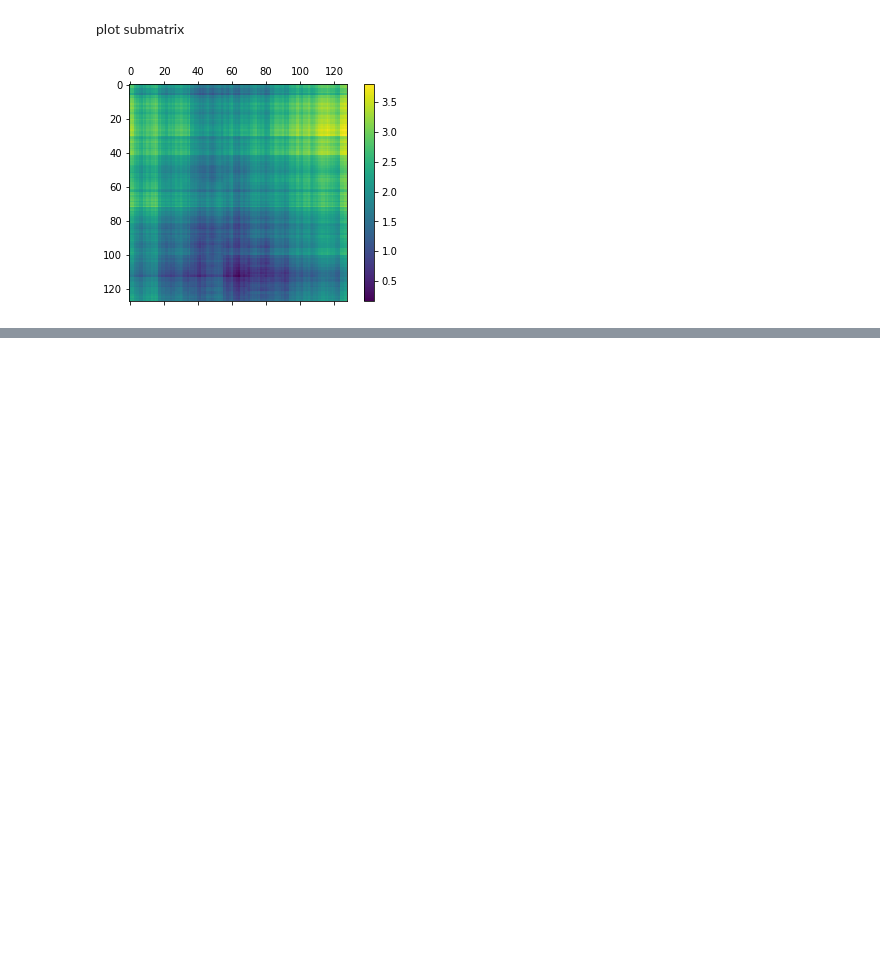
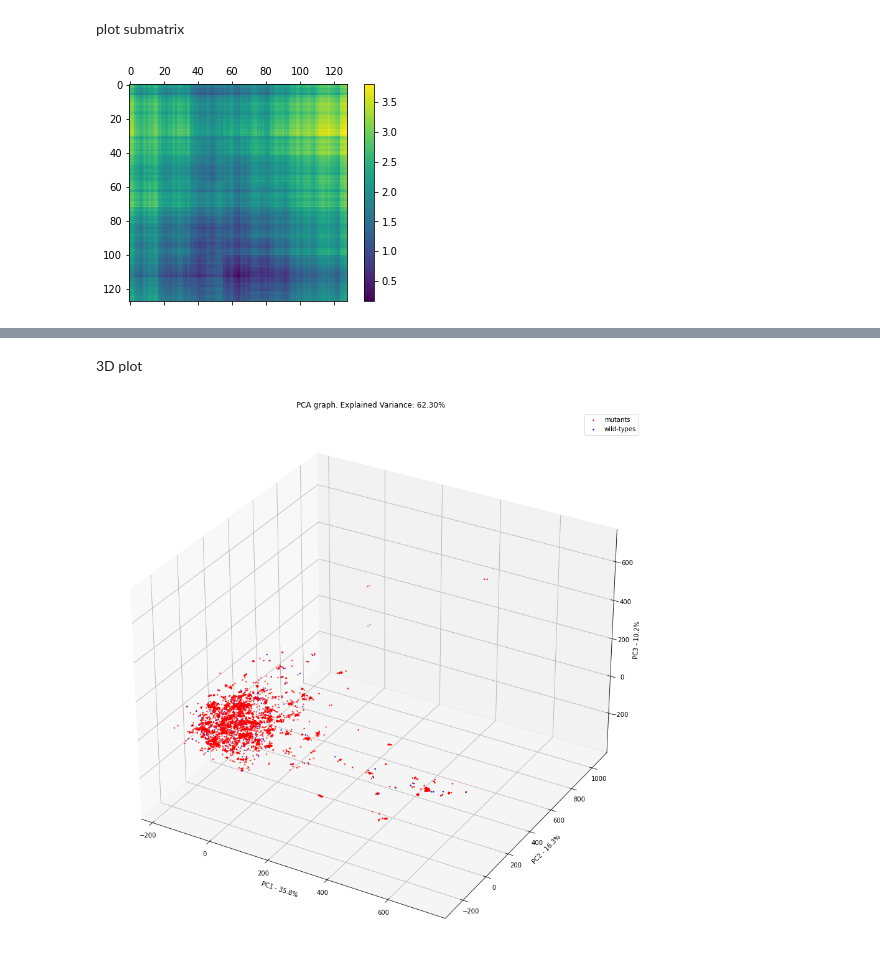
Before and after one commit to maximocrv/ml_protein_interactions, a Jupyter notebook: notebooks/data_exploration.ipynb, the cells around one changed output, grey strips where cells are left out. Cells and saved outputs as stored; diff of their text form; code cells hidden in the pictures; blank space fills up the shorter version.

```diff
--- a/notebooks/data_exploration.ipynb
+++ b/notebooks/data_exploration.ipynb
@@ -168,0 +243,18 @@ plt.show()
+# %% [markdown]
+3D plot
+# %%
+fig = plt.figure(figsize=(32,16))
+ax = fig.add_subplot(111, projection='3d')
+# mutant
+ax.scatter(data_xyz[wt_N:,0],data_xyz[wt_N:,1],data_xyz[wt_N:,2], c='red', s=2)
+# wild-type
+ax.scatter(data_xyz[:wt_N,0],data_xyz[:wt_N,1],data_xyz[:wt_N,2], c='blue', s=2)
+exp_var = per_var[0]+per_var[1]+per_var[2]
+plt.title(f'PCA graph. Explained Variance: {exp_var:.2f}%')
+ax.set_xlabel(f'PC1 - {per_var[0]}%')
+ax.set_ylabel(f'PC2 - {per_var[1]}%')
+ax.set_zlabel(f'PC3 - {per_var[2]}%')
+plt.legend(['mutants', 'wild-types'])
+plt.show()
+# %% [output]
+[figure, added]
```
Also changed, not shown: parts of 12 cells of this notebook, 1 other file.
